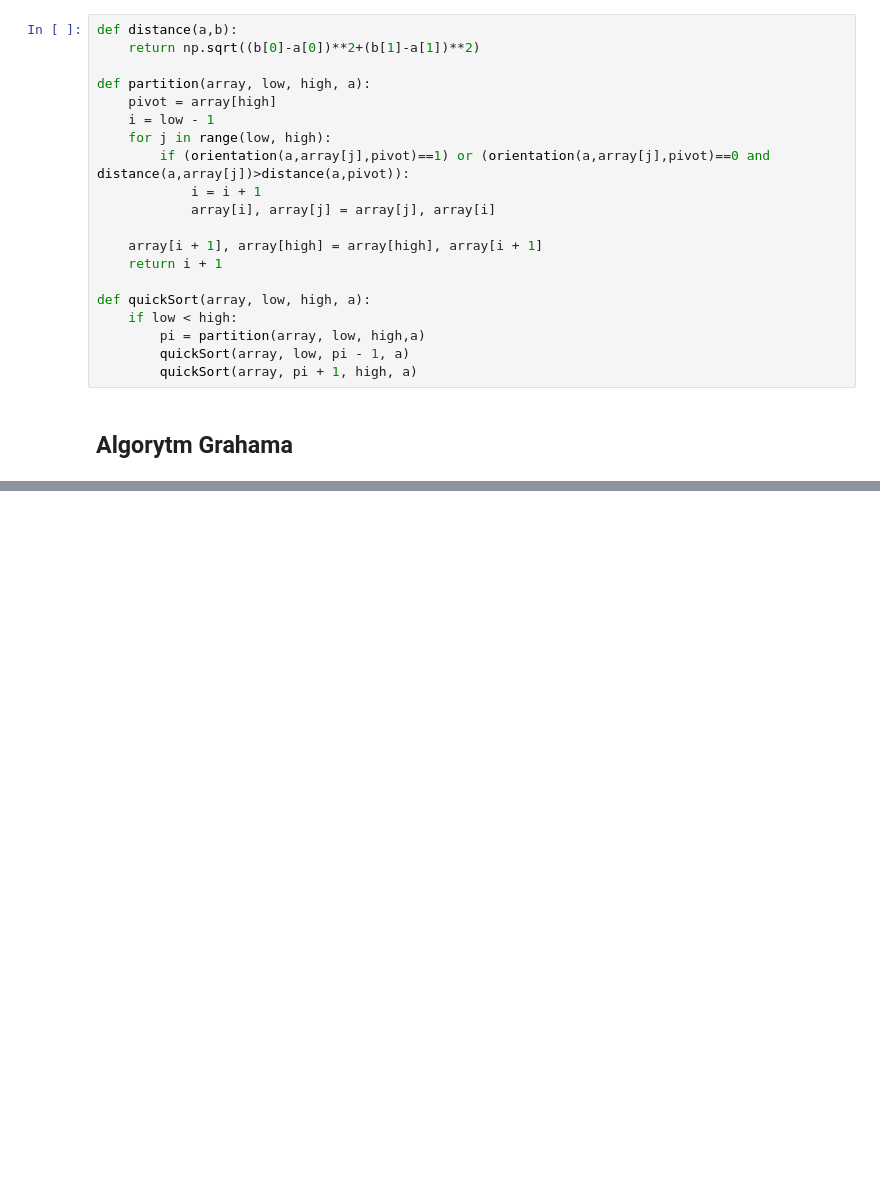
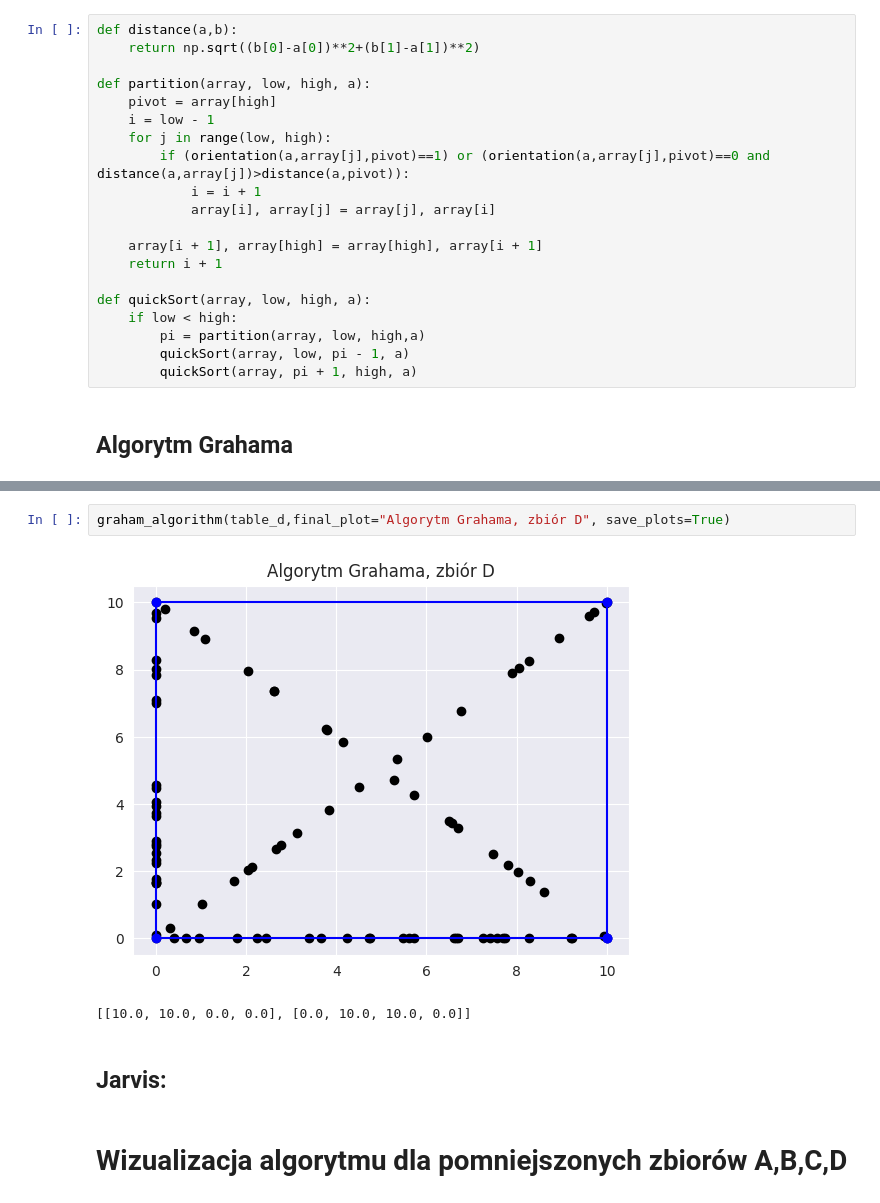
Before and after one commit to Kappaprideer/Geometry_Algorithms, a Jupyter notebook: Lab_2/Labolatorium_2.ipynb, the cells around one changed output, grey strips where cells are left out. Drawn from its saved outputs; the diff is of its cells as text; blank space fills up the shorter version.

```diff
--- a/Lab_2/Labolatorium_2.ipynb
+++ b/Lab_2/Labolatorium_2.ipynb
@@ -519,0 +589,9 @@ jarvis_algorithm(setA(20,-10,10), show_steps=True)
+# %%
+graham_algorithm(table_d,final_plot="Algorytm Grahama, zbiór D", save_plots=True)
+# %% [output]
+[figure, added]
+[[10.0, 10.0, 0.0, 0.0], [0.0, 10.0, 10.0, 0.0]]
+# %% [markdown]
+## Jarvis:
+# %% [markdown]
+# Wizualizacja algorytmu dla pomniejszonych zbiorów A,B,C,D
```
Also changed, not shown: parts of 33 cells of this notebook, 9 other files.
